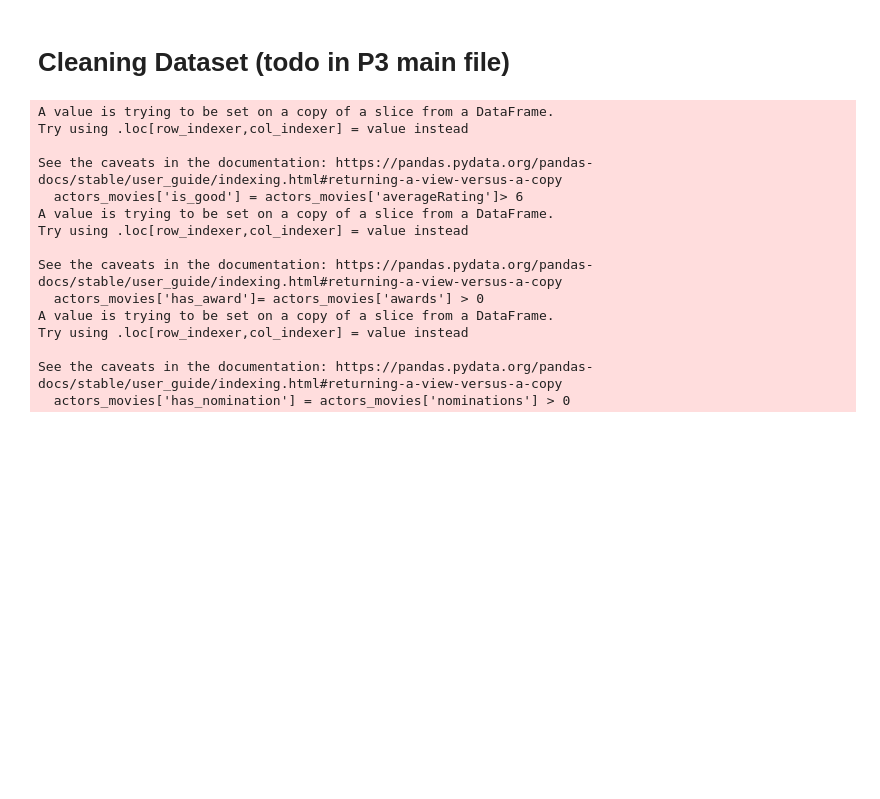
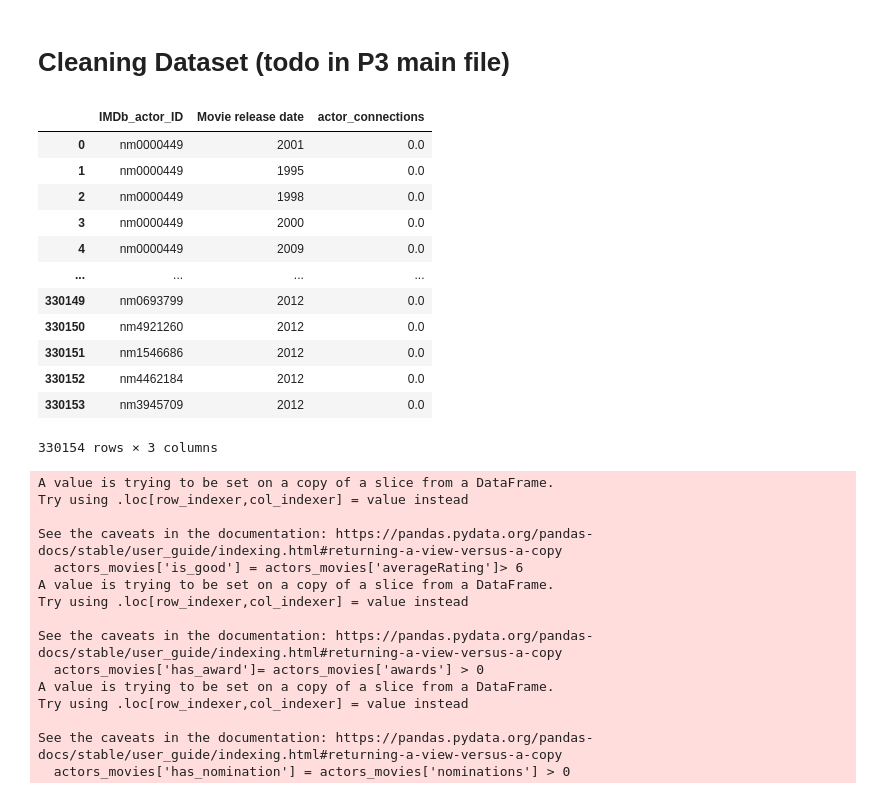
Before and after one commit to epfl-ada/ada-2023-project-dromadaire, a Jupyter notebook: P3end.ipynb, the cells around one changed output. Cells and saved outputs as stored; diff of their text form; code cells hidden in the pictures; blank space fills up the shorter version.

```diff
--- a/P3end.ipynb
+++ b/P3end.ipynb
@@ -52,6 +52,22 @@ for year in actors_movies_all['Movie release date'].unique():
 
     # Add centrality values to the dictionary for the current year
     centrality_dict[year] = centrality.copy()
+# %%
+centrality_df
+# %% [output]
+|  | IMDb_actor_ID | Movie release date | actor_connections |
+| 0 | nm0000449 | 2001 | 0.0 |
+| 1 | nm0000449 | 1995 | 0.0 |
+| 2 | nm0000449 | 1998 | 0.0 |
+| 3 | nm0000449 | 2000 | 0.0 |
+| 4 | nm0000449 | 2009 | 0.0 |
+| ... | ... | ... | ... |
+| 330149 | nm0693799 | 2012 | 0.0 |
+| 330150 | nm4921260 | 2012 | 0.0 |
+| 330151 | nm1546686 | 2012 | 0.0 |
+| 330152 | nm4462184 | 2012 | 0.0 |
+| 330153 | nm3945709 | 2012 | 0.0 |
+330154 rows × 3 columns
 # %%
 # Convert the dictionary of centrality values to a DataFrame
 centrality_df = pd.DataFrame.from_dict(centrality_dict, orient='columns').stack().to_frame().reset_index()
```
Also changed, not shown: parts of 9 cells of this notebook.
